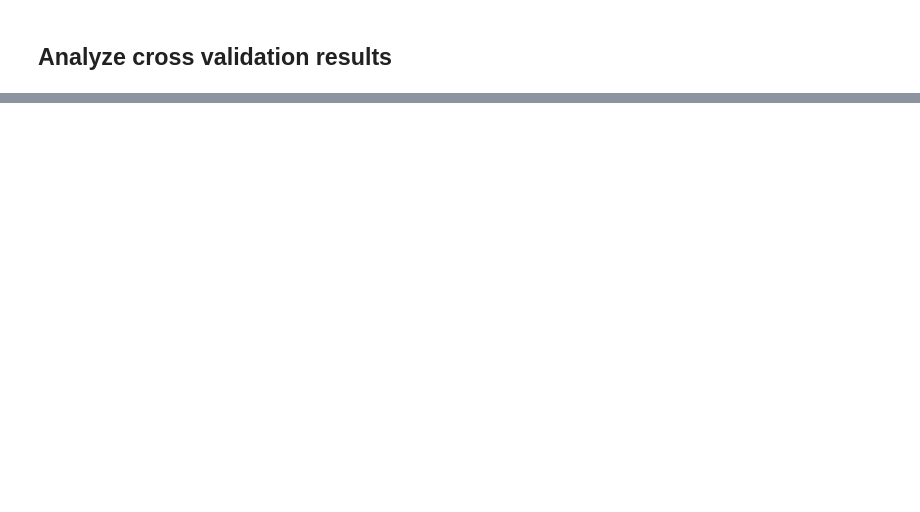
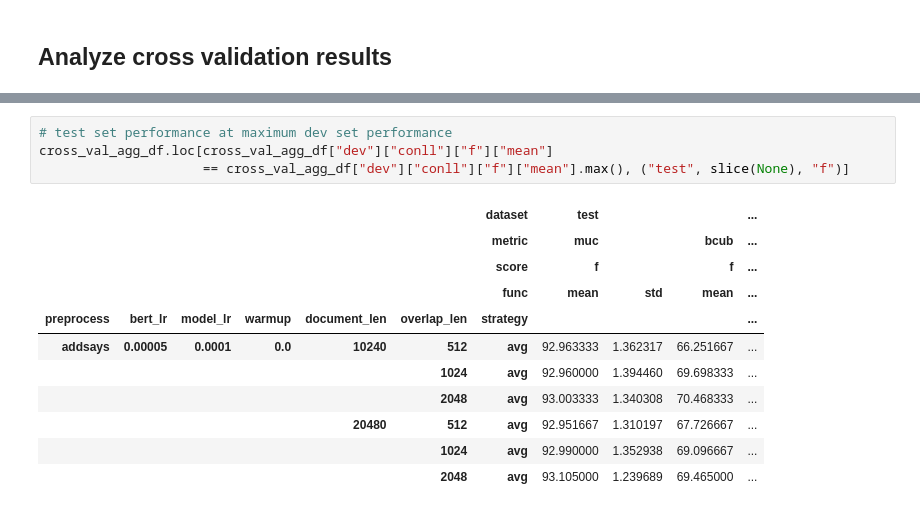
Before and after one commit to usc-sail/mica-character-coref, a Jupyter notebook: coref/movie_coref/notebooks/analyze_cross_val_results.ipynb, the cells around one changed output, grey strips where cells are left out. Drawn from its saved outputs; the diff is of its cells as text; blank space fills up the shorter version.

```diff
--- a/coref/movie_coref/notebooks/analyze_cross_val_results.ipynb
+++ b/coref/movie_coref/notebooks/analyze_cross_val_results.ipynb
@@ -184,0 +194,16 @@ cross_val_agg_df[cross_val_agg_df["dev"]["conll"]["f"]["mean"] == cross_val_agg_
+# %%
+# test set performance at maximum dev set performance
+cross_val_agg_df.loc[cross_val_agg_df["dev"]["conll"]["f"]["mean"]
+                     == cross_val_agg_df["dev"]["conll"]["f"]["mean"].max(), ("test", slice(None), "f")]
+# %% [output]
+|  |  |  |  |  |  | dataset | test |  |  | ... |
+|  |  |  |  |  |  | metric | muc |  | bcub | ... |
+|  |  |  |  |  |  | score | f |  | f | ... |
+|  |  |  |  |  |  | func | mean | std | mean | ... |
+| preprocess | bert_lr | model_lr | warmup | document_len | overlap_len | strategy |  |  |  | ... |
+| addsays | 0.00005 | 0.0001 | 0.0 | 10240 | 512 | avg | 92.963333 | 1.362317 | 66.251667 | ... |
+|  |  |  |  |  | 1024 | avg | 92.960000 | 1.394460 | 69.698333 | ... |
+|  |  |  |  |  | 2048 | avg | 93.003333 | 1.340308 | 70.468333 | ... |
+|  |  |  |  | 20480 | 512 | avg | 92.951667 | 1.310197 | 67.726667 | ... |
+|  |  |  |  |  | 1024 | avg | 92.990000 | 1.352938 | 69.096667 | ... |
+|  |  |  |  |  | 2048 | avg | 93.105000 | 1.239689 | 69.465000 | ... |
```
Also changed, not shown: parts of 9 cells of this notebook, 10 other files.
